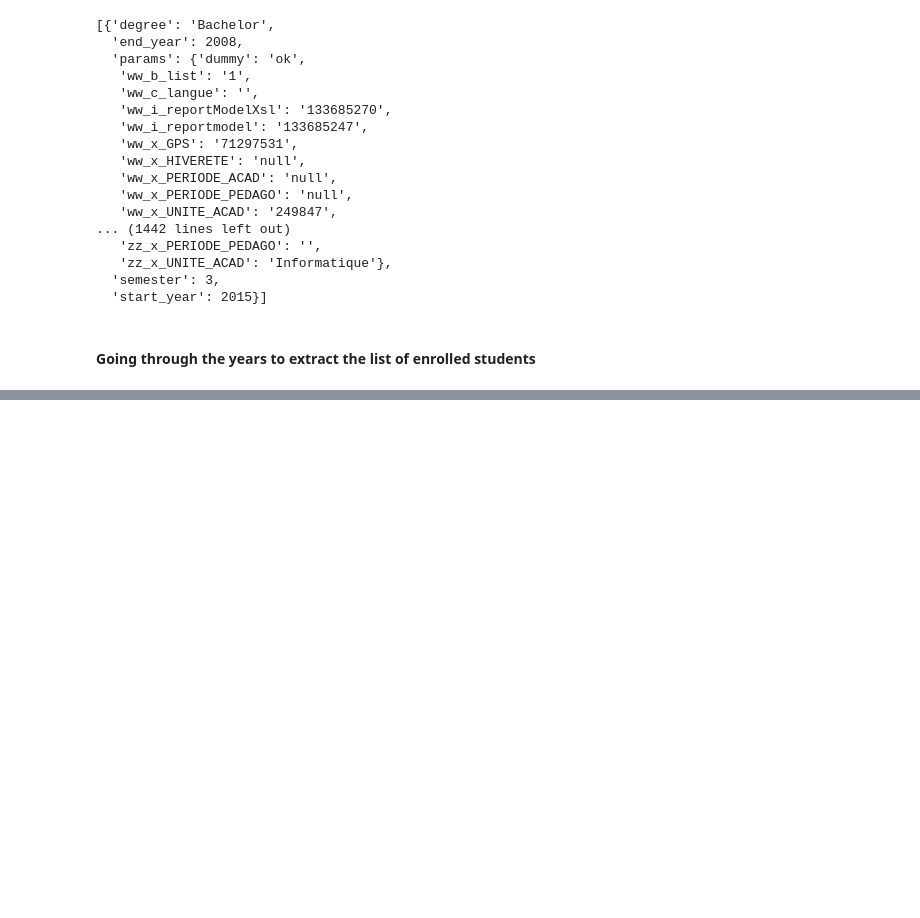
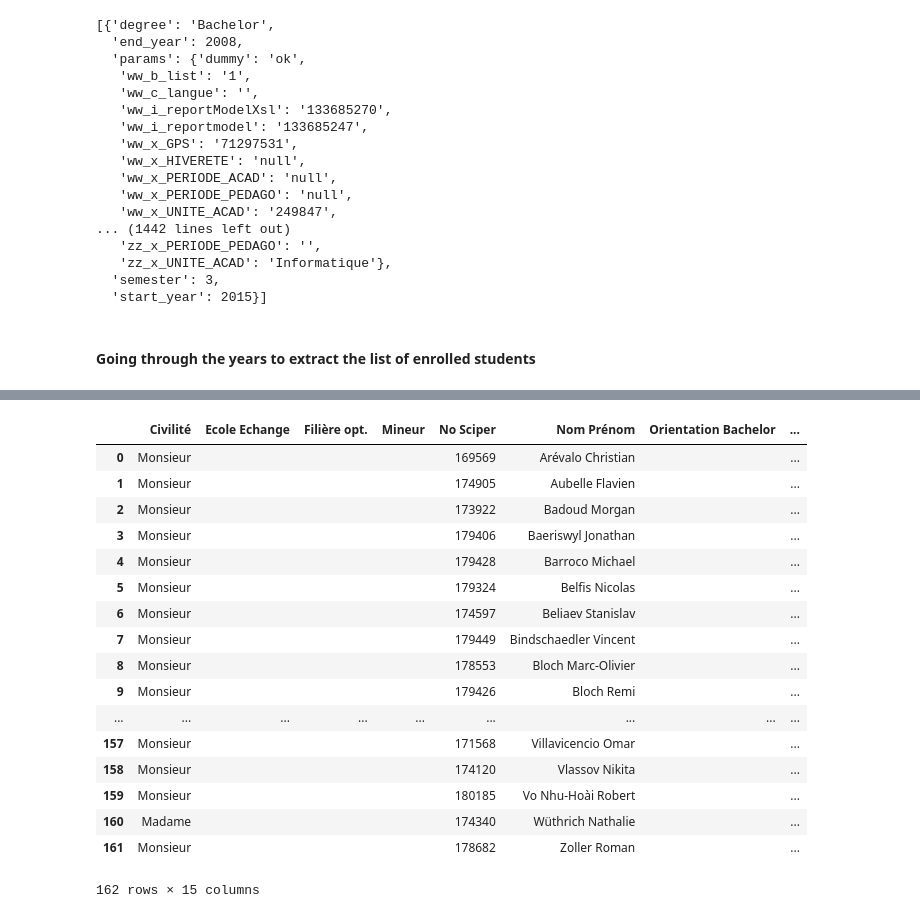
Before and after one commit to romac/ADAHomeworks, a Jupyter notebook: 02 - Data from the Web/Scraper.ipynb, the cells around one changed output, grey strips where cells are left out. Cells and saved outputs as stored; diff of their text form; code cells hidden in the pictures; blank space fills up the shorter version.

```diff
--- a/02 - Data from the Web/Scraper.ipynb
+++ b/02 - Data from the Web/Scraper.ipynb
@@ -303,0 +284,3 @@ students_lists
+# %%
+flat_list = [item for sublist in students_lists for item in sublist]
+flat_list
@@ -307,0 +307,23 @@ pd.DataFrame.from_dict(students_list)
+# %%
+students_data = pd.DataFrame(flat_list)
+# %%
+students_data
+# %% [output]
+|  | Civilité | Ecole Echange | Filière opt. | Mineur | No Sciper | Nom Prénom | Orientation Bachelor | ... |
+| 0 | Monsieur |  |  |  | 169569 | Arévalo Christian |  | ... |
+| 1 | Monsieur |  |  |  | 174905 | Aubelle Flavien |  | ... |
+| 2 | Monsieur |  |  |  | 173922 | Badoud Morgan |  | ... |
+| 3 | Monsieur |  |  |  | 179406 | Baeriswyl Jonathan |  | ... |
+| 4 | Monsieur |  |  |  | 179428 | Barroco Michael |  | ... |
+| 5 | Monsieur |  |  |  | 179324 | Belfis Nicolas |  | ... |
+| 6 | Monsieur |  |  |  | 174597 | Beliaev Stanislav |  | ... |
+| 7 | Monsieur |  |  |  | 179449 | Bindschaedler Vincent |  | ... |
+| 8 | Monsieur |  |  |  | 178553 | Bloch Marc-Olivier |  | ... |
+| 9 | Monsieur |  |  |  | 179426 | Bloch Remi |  | ... |
+| ... | ... | ... | ... | ... | ... | ... | ... | ... |
+| 157 | Monsieur |  |  |  | 171568 | Villavicencio Omar |  | ... |
+| 158 | Monsieur |  |  |  | 174120 | Vlassov Nikita |  | ... |
+| 159 | Monsieur |  |  |  | 180185 | Vo Nhu-Hoài Robert |  | ... |
+| 160 | Madame |  |  |  | 174340 | Wüthrich Nathalie |  | ... |
+| 161 | Monsieur |  |  |  | 178682 | Zoller Roman |  | ... |
+162 rows × 15 columns
```
Also changed, not shown: parts of 3 cells of this notebook.
